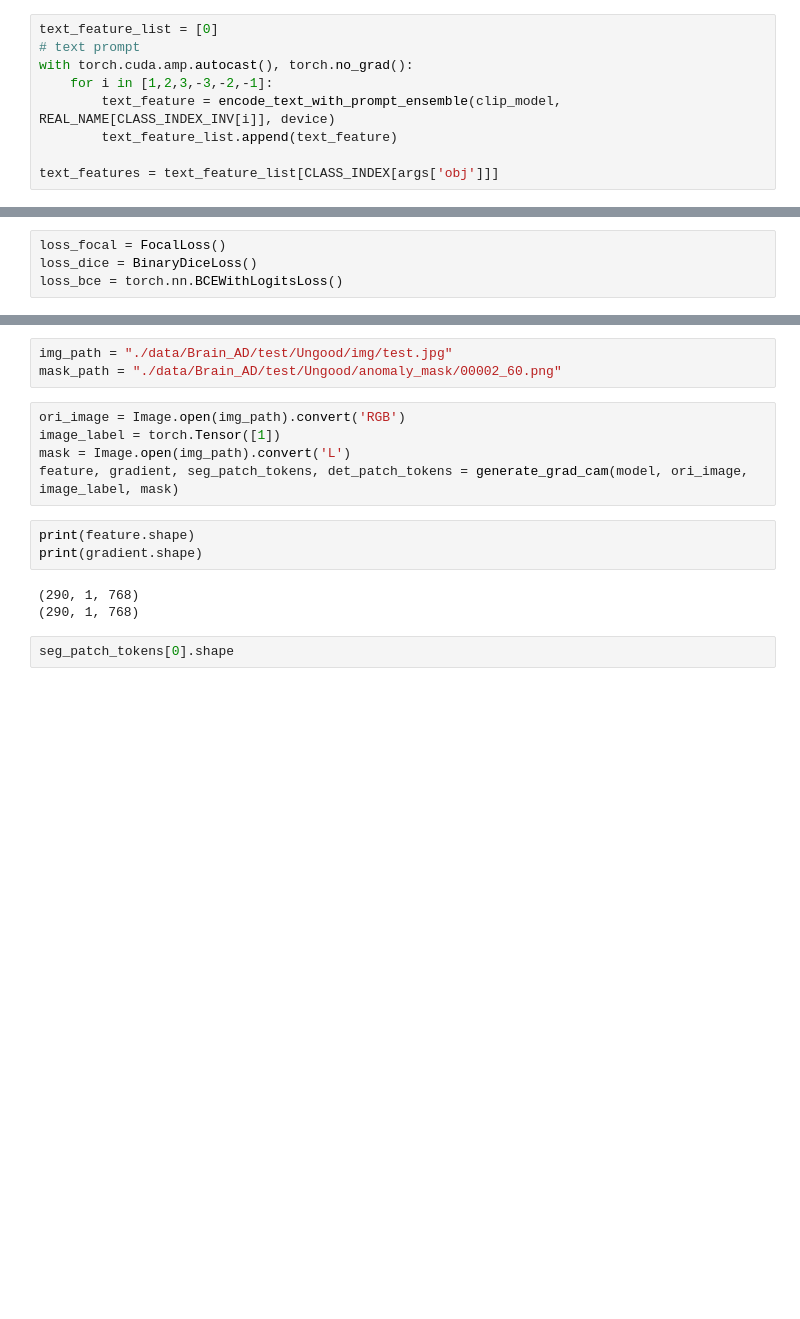
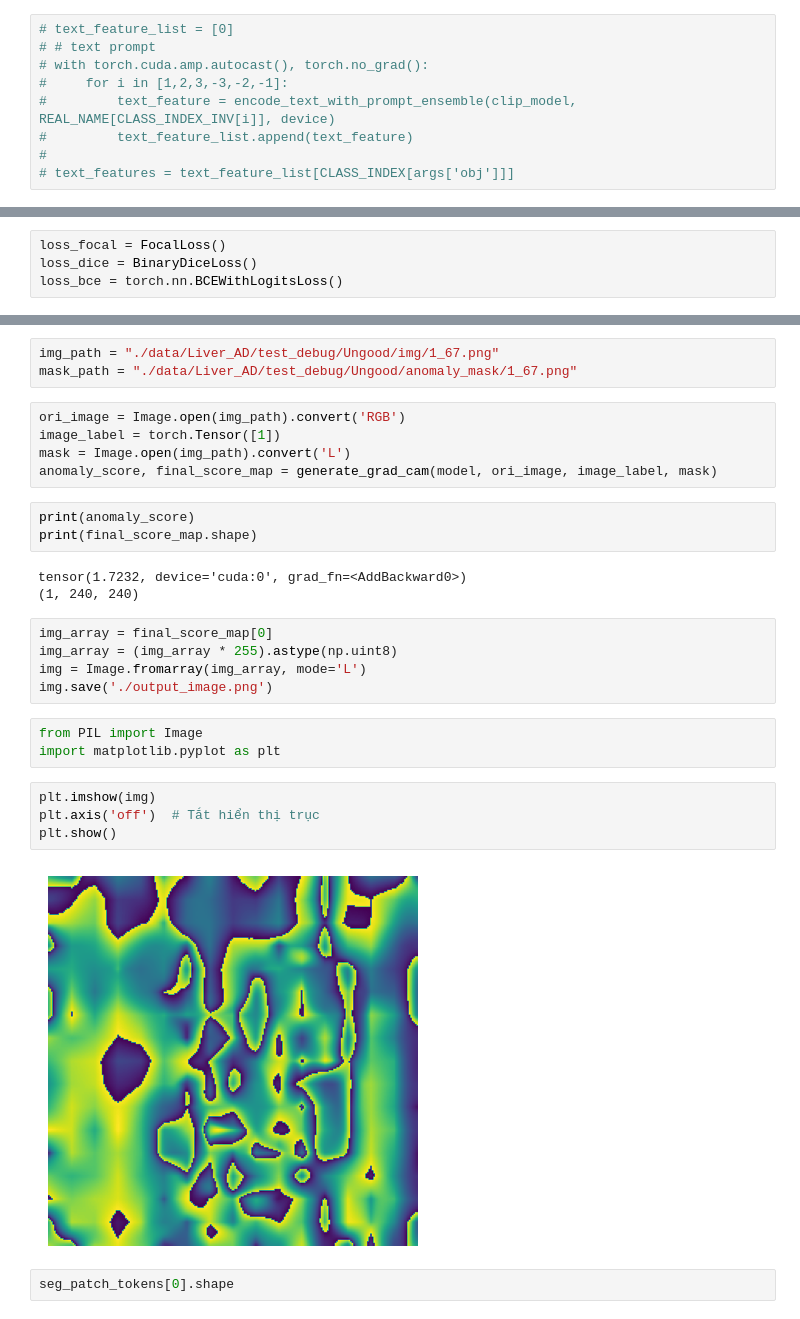
Before and after one commit to vvthai10/mla-pl, a Jupyter notebook: visualize_heatmap.ipynb, the cells around one changed output, grey strips where cells are left out. Drawn from its saved outputs; the diff is of its cells as text; blank space fills up the shorter version.

```diff
--- a/visualize_heatmap.ipynb
+++ b/visualize_heatmap.ipynb
@@ -73,12 +116,12 @@ model.det_adapters.load_state_dict(checkpoint["det_adapters"])
 # %%
-text_feature_list = [0]
-# text prompt
-with torch.cuda.amp.autocast(), torch.no_grad():
-    for i in [1,2,3,-3,-2,-1]:
-        text_feature = encode_text_with_prompt_ensemble(clip_model, REAL_NAME[CLASS_INDEX_INV[i]], device)
-        text_feature_list.append(text_feature)
-
-text_features = text_feature_list[CLASS_INDEX[args['obj']]]
+# text_feature_list = [0]
+# # text prompt
+# with torch.cuda.amp.autocast(), torch.no_grad():
+#     for i in [1,2,3,-3,-2,-1]:
+#         text_feature = encode_text_with_prompt_ensemble(clip_model, REAL_NAME[CLASS_INDEX_INV[i]], device)
+#         text_feature_list.append(text_feature)
+#
+# text_features = text_feature_list[CLASS_INDEX[args['obj']]]
 # %%
 from torchvision import transforms
 
@@ -169,17 +191,31 @@ def generate_grad_cam(model, ori_image, image_label, ori_mask):
 # %%
-img_path = "./data/Brain_AD/test/Ungood/img/test.jpg"
-mask_path = "./data/Brain_AD/test/Ungood/anomaly_mask/00002_60.png"
+img_path = "./data/Liver_AD/test_debug/Ungood/img/1_67.png"
+mask_path = "./data/Liver_AD/test_debug/Ungood/anomaly_mask/1_67.png"
 # %%
 ori_image = Image.open(img_path).convert('RGB')
 image_label = torch.Tensor([1])
 mask = Image.open(img_path).convert('L')
-feature, gradient, seg_patch_tokens, det_patch_tokens = generate_grad_cam(model, ori_image, image_label, mask)
+anomaly_score, final_score_map = generate_grad_cam(model, ori_image, image_label, mask)
 # %%
-print(feature.shape)
-print(gradient.shape)
+print(anomaly_score)
+print(final_score_map.shape)
 # %% [output]
-(290, 1, 768)
-(290, 1, 768)
+tensor(1.7232, device='cuda:0', grad_fn=<AddBackward0>)
+(1, 240, 240)
+# %%
+img_array = final_score_map[0]
+img_array = (img_array * 255).astype(np.uint8)
+img = Image.fromarray(img_array, mode='L')
+img.save('./output_image.png')
+# %%
+from PIL import Image
+import matplotlib.pyplot as plt
+# %%
+plt.imshow(img)
+plt.axis('off')  # Tắt hiển thị trục
+plt.show()
+# %% [output]
+[figure, added]
 # %%
 seg_patch_tokens[0].shape
 # %% [output]
```
Also changed, not shown: parts of 8 cells of this notebook, 2 other files.
